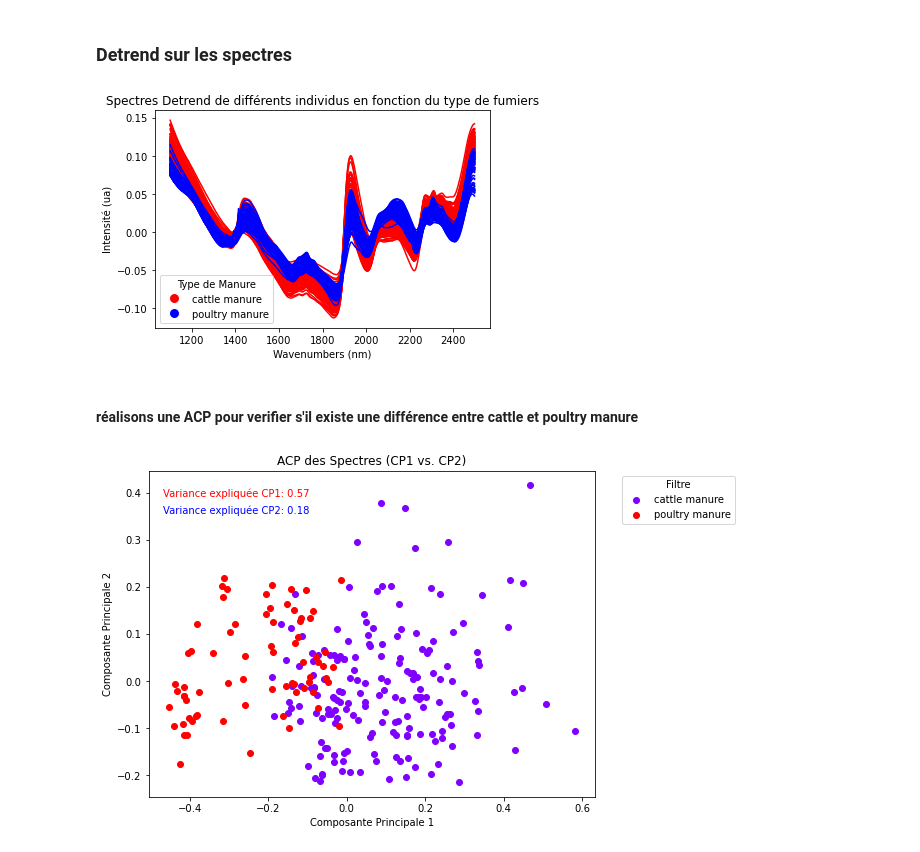
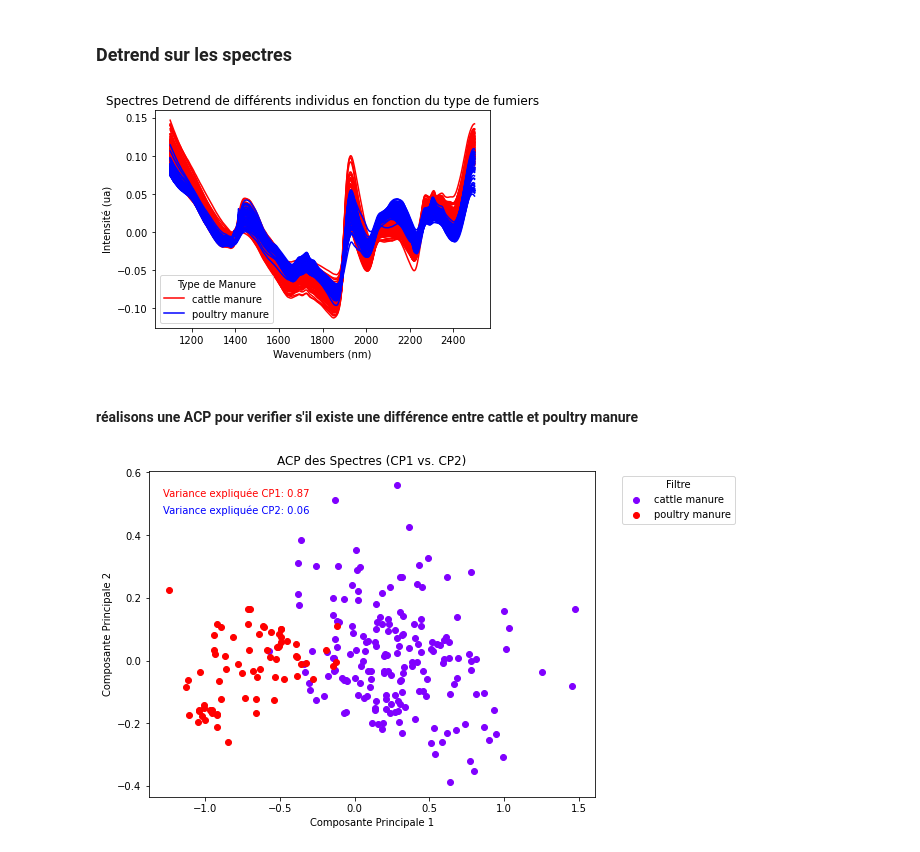
Before and after one commit to BigDwelcome/NIR-spectra_of_manure, a Jupyter notebook: Analyse exploratoire.ipynb, the cells around one changed output. Drawn from its saved outputs; the diff is of its cells as text; code cells hidden in the pictures.

```diff
--- a/Analyse exploratoire.ipynb
+++ b/Analyse exploratoire.ipynb
@@ -473,14 +513,16 @@ plt.xlabel('Wavenumbers (nm)')
 plt.ylabel('Intensité (ua)')
 plt.title('Spectres Detrend de différents individus en fonction du type de fumiers')
 legend_labels = {'cattle manure': 'red', 'poultry manure': 'blue'}
-plt.legend(handles=handles, loc='best', title='Type de Manure')
+plt.legend(handles=[plt.Line2D([0], [0], color='red', label='cattle manure'),
+                    plt.Line2D([0], [0], color='blue', label='poultry manure')],
+           loc='best', title='Type de Manure')
 plt.show()
 # %% [output]
-[figure, old version]
+[figure, new version]
 # %% [markdown]
 #### réalisons une ACP pour verifier s'il existe une différence entre cattle et poultry manure
 # %%
-visualisation_acp(spectra_dg_detrended, type_manure, numero_composante_axe1 = 0, numero_composante_axe2 = 1)
+visualisation_acp(spectra_dg, type_manure, numero_composante_axe1 = 0, numero_composante_axe2 = 1)
 # %% [output]
-[figure, old version]
+[figure, new version]
 # %%
```
Also changed, not shown: parts of 24 cells of this notebook.
